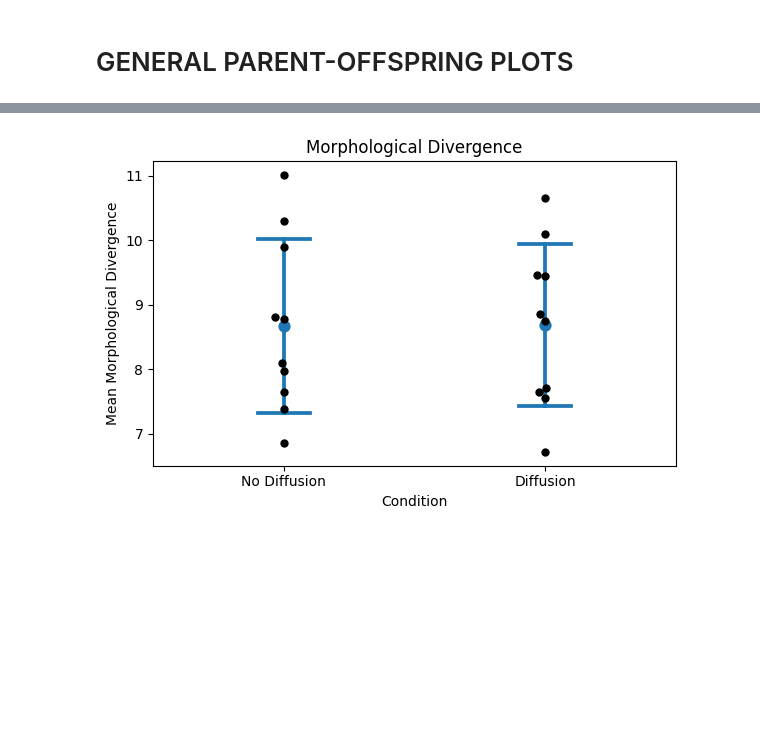
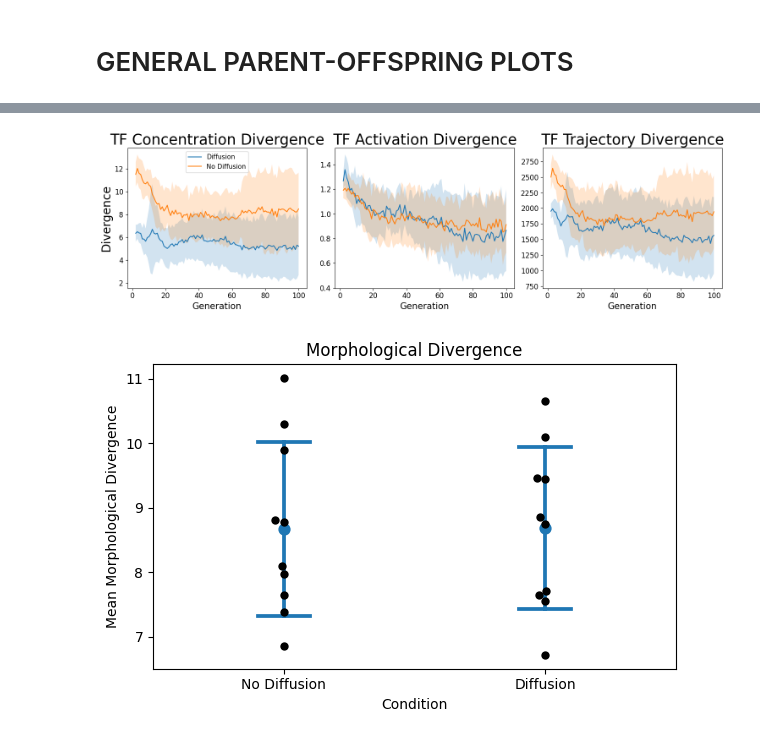
Before and after one commit to angel-a5/evogym-GRN-metrics, a Jupyter notebook: thesisMetrics.ipynb, the cells around one changed output, grey strips where cells are left out. Cells and saved outputs as stored; diff of their text form; code cells hidden in the pictures; blank space fills up the shorter version.

```diff
--- a/thesisMetrics.ipynb
+++ b/thesisMetrics.ipynb
@@ -228,3 +341,37 @@ generation_results.head(20)
+# %%
+metrics_to_plot_no_morph = [
+    ("tf_conc_mean", "TF Concentration Divergence"),
+    ("tf_act_mean", "TF Activation Divergence"),
+    ("tf_traj_mean", "TF Trajectory Divergence"),
+]
+
+fig, axes = plt.subplots(1, 3, figsize=(15, 4.5), sharex=True)
+
+for ax, (metric, title) in zip(axes, metrics_to_plot_no_morph):
+    for condition in ["Diffusion", "No Diffusion"]:
+        subset = div_summary[div_summary["condition"] == condition]
+
+        mean = subset[f"{metric}_mean"]
+        std = subset[f"{metric}_std"]
+
+        ax.plot(subset["generation"], mean, label=condition)
+        ax.fill_between(
+            subset["generation"],
+            mean - std,
+            mean + std,
+            alpha=0.2
+        )
+
+    ax.set_title(title, fontsize=25)
+    ax.set_xlabel("Generation", fontsize=15)
+    ax.tick_params(axis="both", labelsize=12)
+
+axes[0].set_ylabel("Divergence", fontsize=20)
+axes[0].legend(fontsize=11, handlelength=2)
+plt.tight_layout()
+plt.show()
+# %% [output]
+[figure, added]
 # %%
 plt.figure(figsize=(6,4))
 
```
Also changed, not shown: parts of 7 cells of this notebook.
